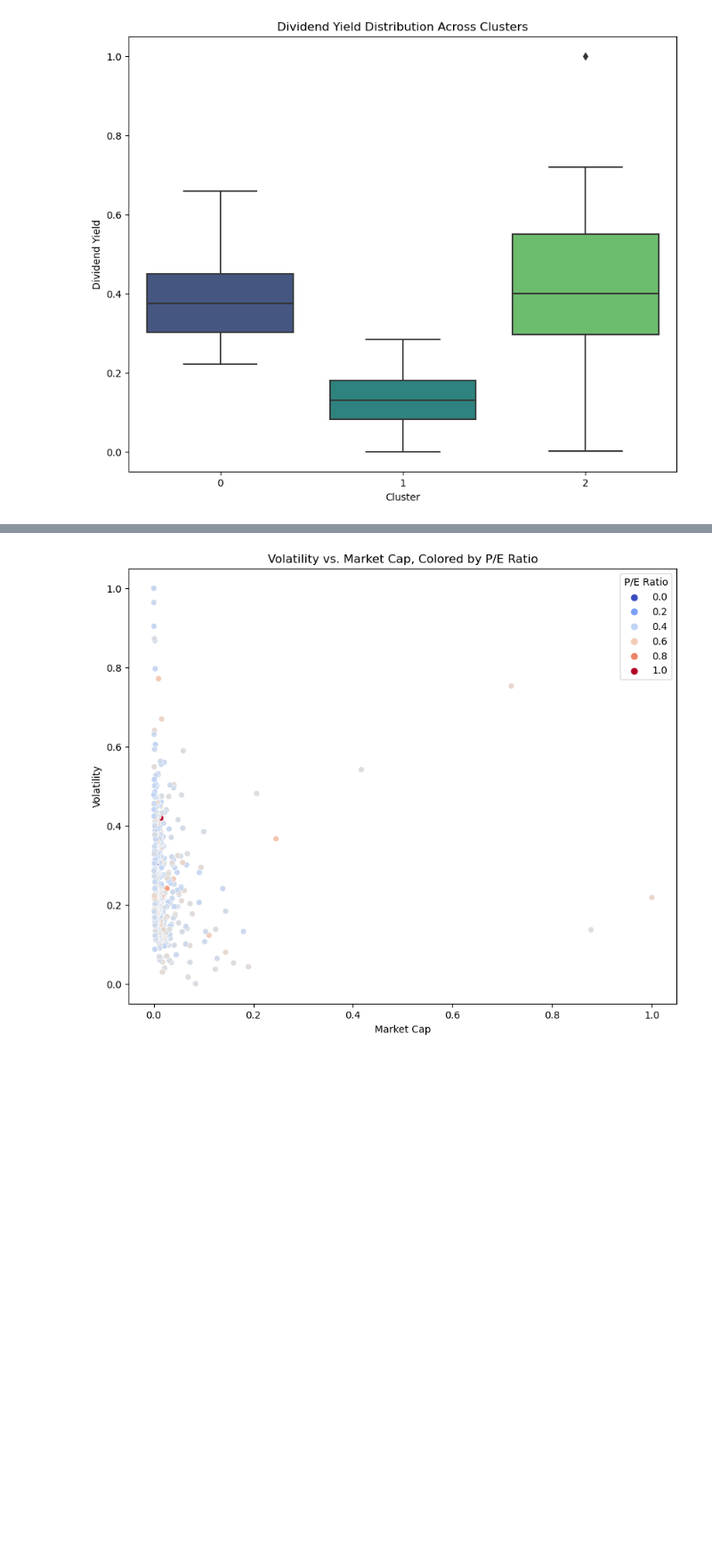
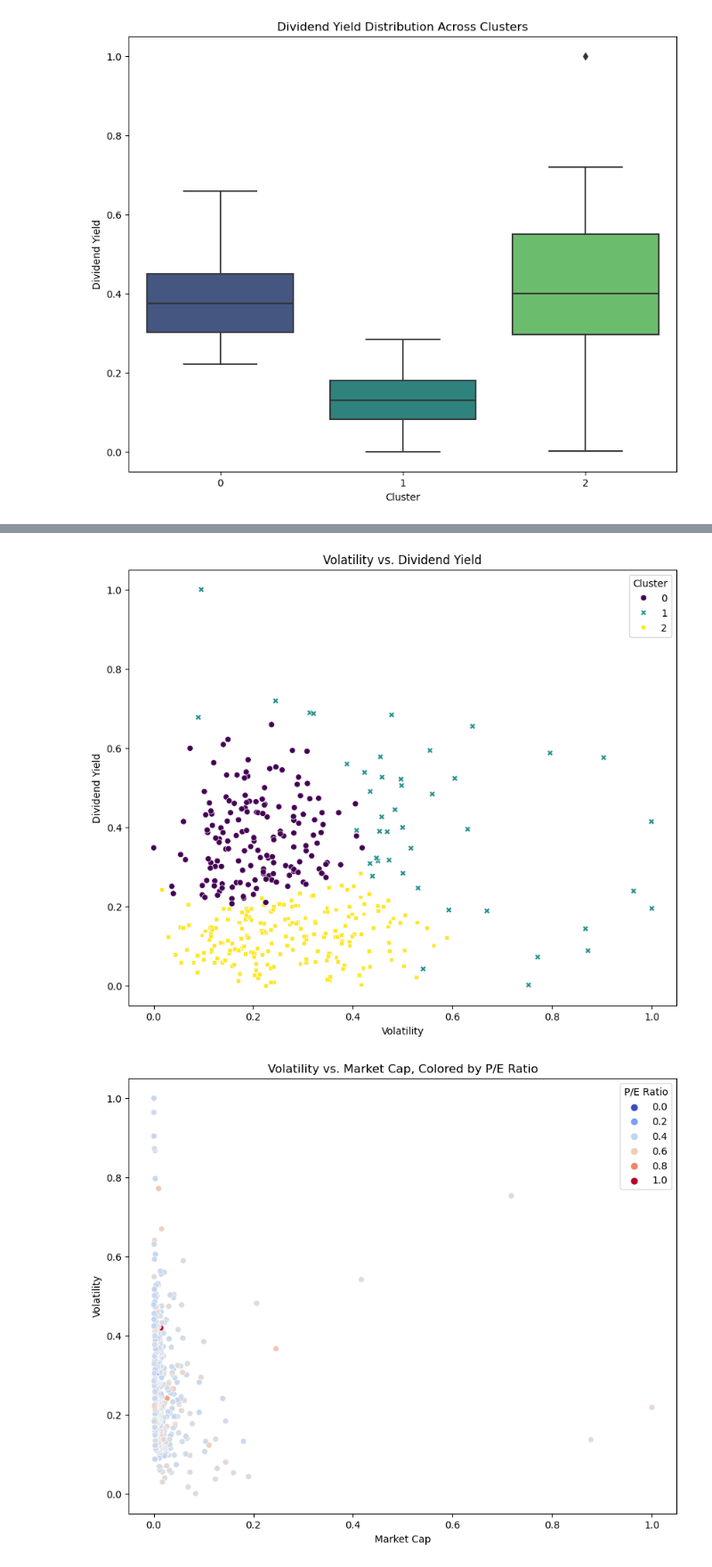
Before and after one commit to Purpup/COGS118B-Project, a Jupyter notebook: FinalProject.ipynb, the cells around one changed output, grey strips where cells are left out. Shown at 89% size. Drawn from its saved outputs; the diff is of its cells as text; code cells hidden in the pictures; blank space fills up the shorter version.

```diff
--- a/FinalProject.ipynb
+++ b/FinalProject.ipynb
@@ -442,3 +448,11 @@ plt.show()
+# %%
+
+plt.figure(figsize=(10, 8))
+sns.scatterplot(x='Volatility', y='Dividend Yield', hue='Cluster', style='Cluster', data=df_normalized, palette='viridis')
+plt.title('Volatility vs. Dividend Yield')
+plt.show()
+# %% [output]
+[figure, added]
 # %%
 
 plt.figure(figsize=(10, 8))
```
Also changed, not shown: parts of 9 cells of this notebook.
